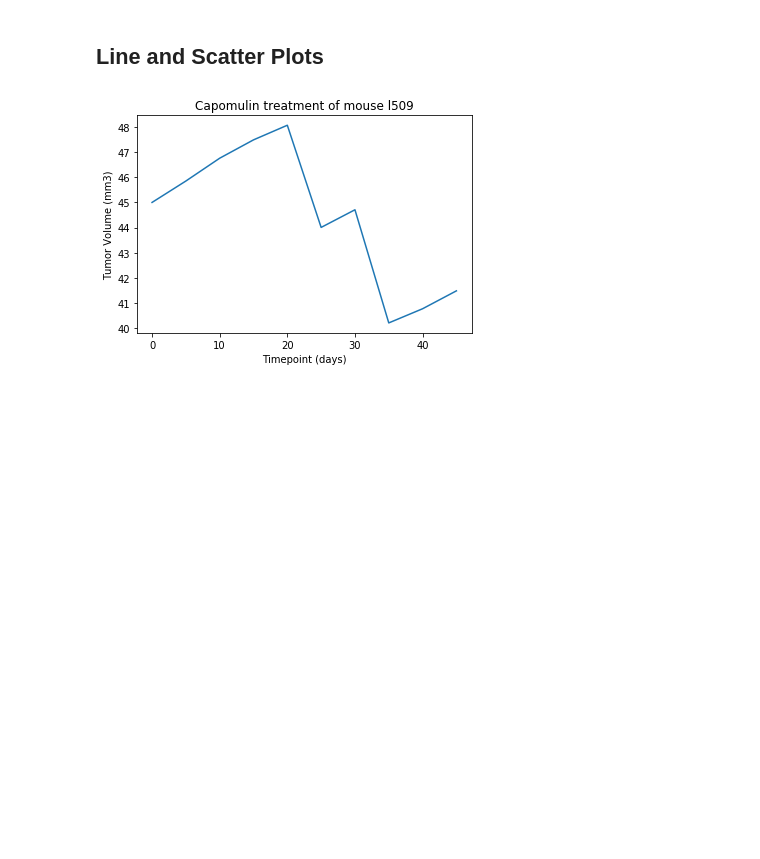
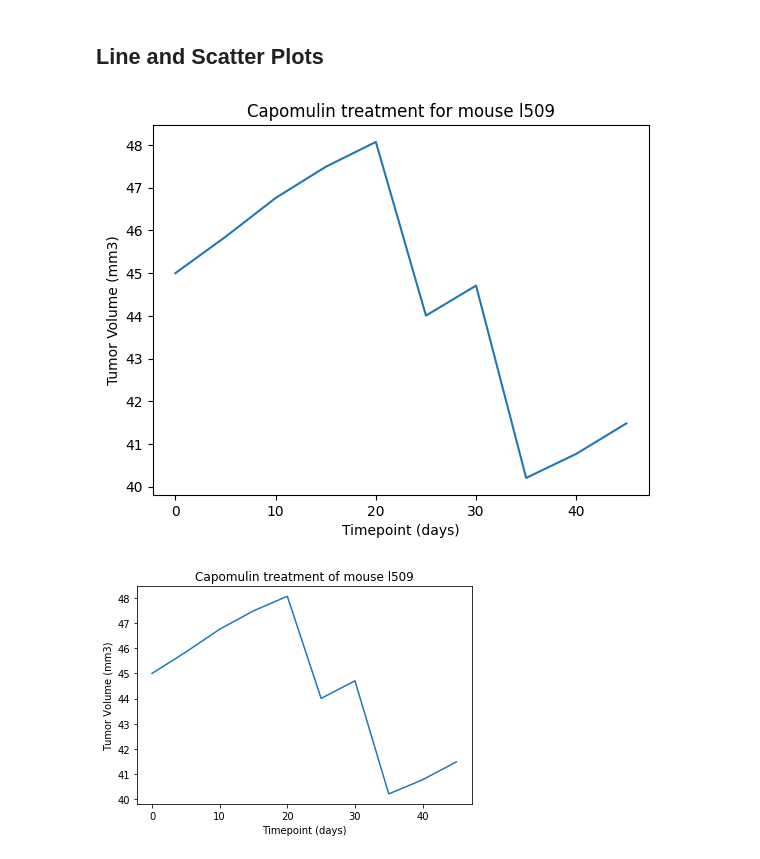
Before and after one commit to akinyemia/Matplotlib-challenge, a Jupyter notebook: Pymaceuticals/main.ipynb, the cells around one changed output. Drawn from its saved outputs; the diff is of its cells as text; code cells hidden in the pictures; blank space fills up the shorter version.

```diff
--- a/Pymaceuticals/main.ipynb
+++ b/Pymaceuticals/main.ipynb
@@ -366,5 +407,20 @@ Ceftamin's potential outliers: Series([], Name: Tumor Volume (mm3), dtype: float
 [figure]
 # %% [markdown]
 ## Line and Scatter Plots
+# %%
+mouse = 'l509'
+filter = clean_results['Mouse ID'] == mouse
+filter2 = clean_results['Drug Regimen'] == 'Capomulin'
+ndf = clean_results.where(filter & filter).dropna()
+x_tp = ndf['Timepoint']
+y_tv = ndf['Tumor Volume (mm3)']
+
+plt.plot(x_tp, y_tv)
+plt.xlabel('Timepoint (days)')
+plt.ylabel('Tumor Volume (mm3)')
+plt.title(f"Capomulin treatment for mouse {mouse}")
+plt.show()
+# %% [output]
+[figure, added]
 # %%
 # Generate a line plot of tumor volume vs. time point for a mouse treated with Capomulin
```
Also changed, not shown: parts of 9 cells of this notebook.
